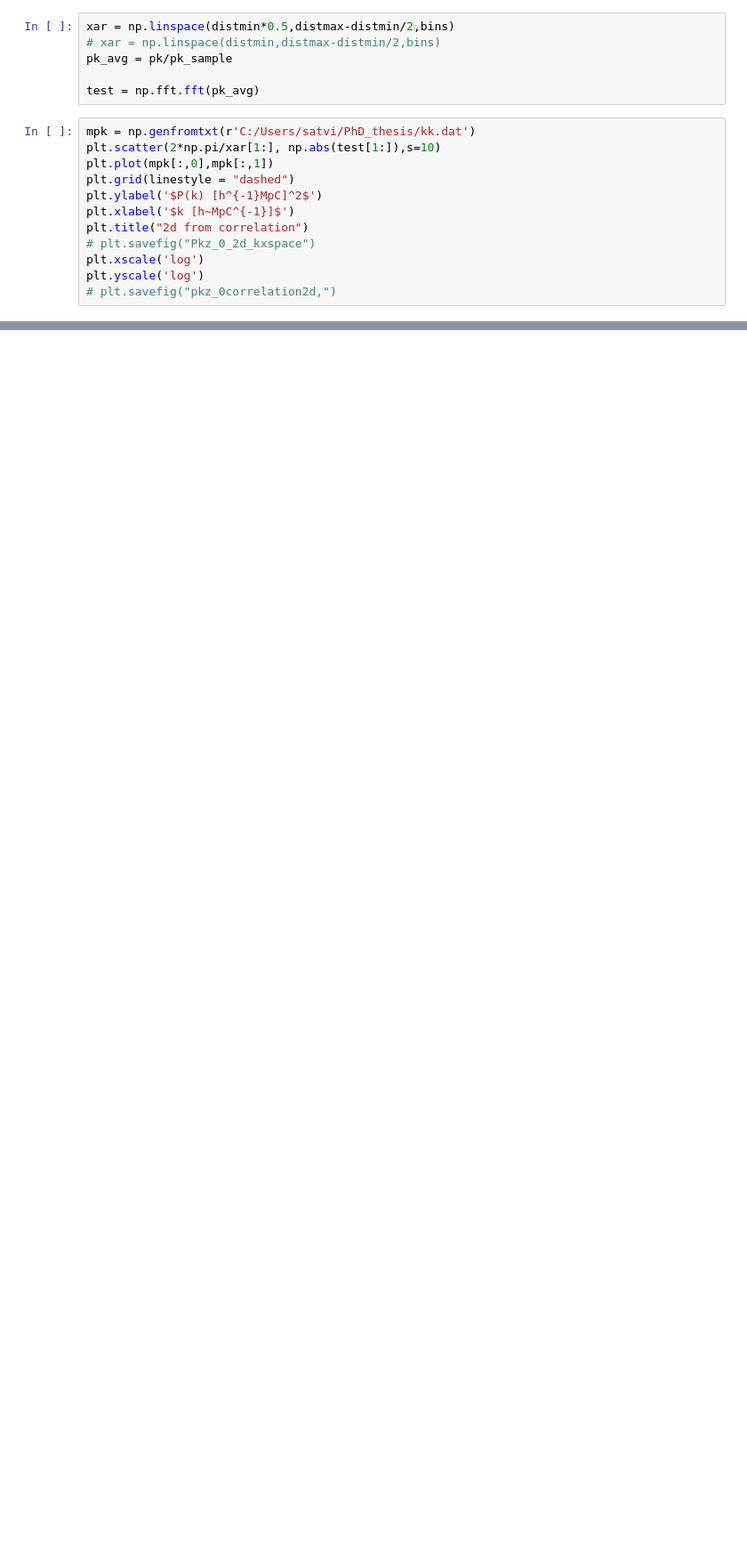
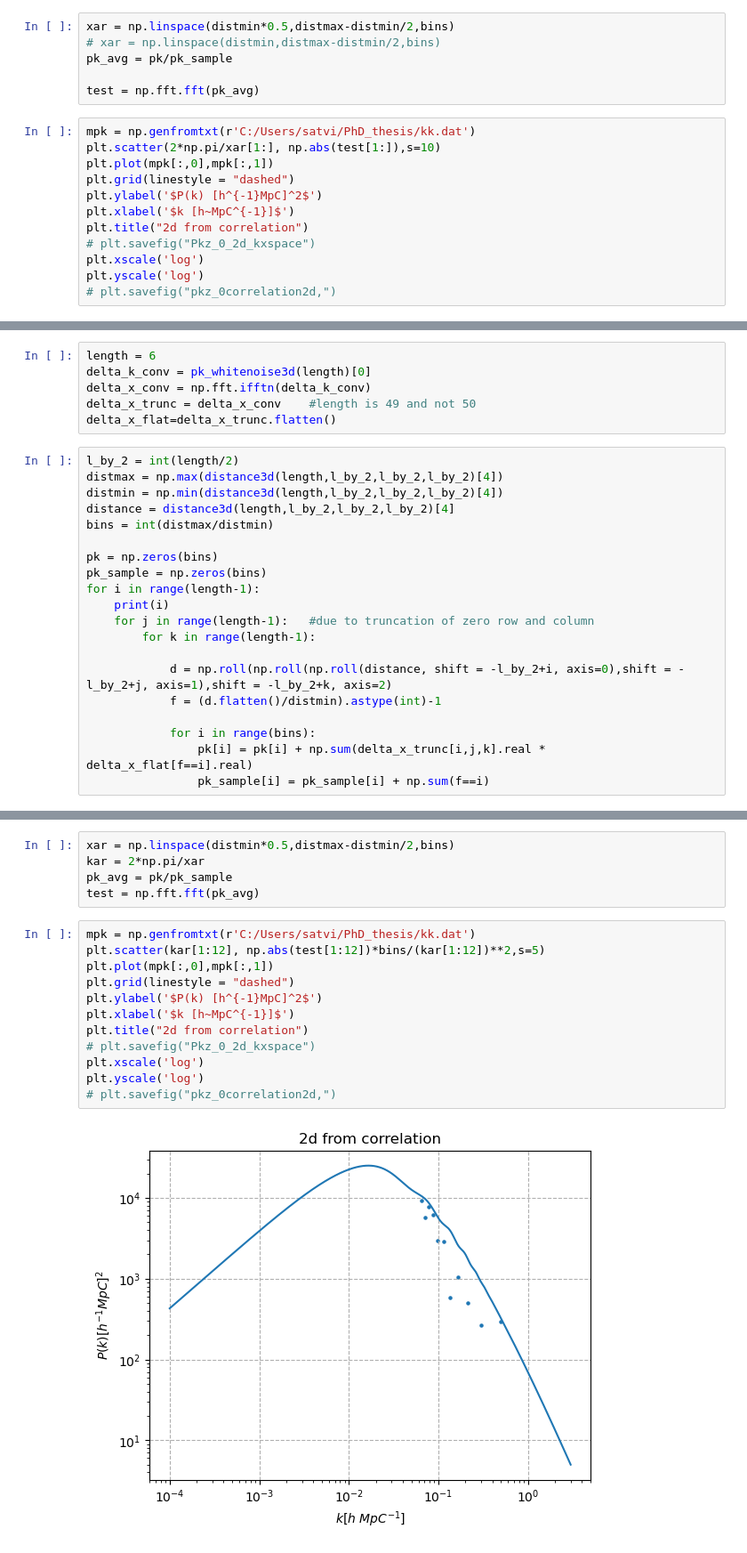
Before and after one commit to satvik-m97/PhD_thesis, a Jupyter notebook: Correlation_calculation.ipynb, the cells around one changed output, grey strips where cells are left out. Shown at 89% size. Cells and saved outputs as stored; diff of their text form; blank space fills up the shorter version.

Commit message:
trying to speed up the correlation calculation

```diff
--- a/Correlation_calculation.ipynb
+++ b/Correlation_calculation.ipynb
@@ -122,0 +301,26 @@ plt.yscale('log')
+# %%
+length = 6
+delta_k_conv = pk_whitenoise3d(length)[0]
+delta_x_conv = np.fft.ifftn(delta_k_conv)
+delta_x_trunc = delta_x_conv    #length is 49 and not 50
+delta_x_flat=delta_x_trunc.flatten()
+# %%
+l_by_2 = int(length/2)
+distmax = np.max(distance3d(length,l_by_2,l_by_2,l_by_2)[4])
+distmin = np.min(distance3d(length,l_by_2,l_by_2,l_by_2)[4])
+distance = distance3d(length,l_by_2,l_by_2,l_by_2)[4]
+bins = int(distmax/distmin)
+
+pk = np.zeros(bins)
+pk_sample = np.zeros(bins)
+for i in range(length-1):
+    print(i)
+    for j in range(length-1):   #due to truncation of zero row and column
+        for k in range(length-1):
+
+            d = np.roll(np.roll(np.roll(distance, shift = -l_by_2+i, axis=0),shift = -l_by_2+j, axis=1),shift = -l_by_2+k, axis=2)
+            f = (d.flatten()/distmin).astype(int)-1
+
+            for i in range(bins):
+                pk[i] = pk[i] + np.sum(delta_x_trunc[i,j,k].real * delta_x_flat[f==i].real)
+                pk_sample[i] = pk_sample[i] + np.sum(f==i)
@@ -122,0 +336,19 @@ plt.yscale('log')
+# %%
+xar = np.linspace(distmin*0.5,distmax-distmin/2,bins)
+kar = 2*np.pi/xar
+pk_avg = pk/pk_sample
+test = np.fft.fft(pk_avg)
+# %%
+mpk = np.genfromtxt(r'C:/Users/satvi/PhD_thesis/kk.dat')
+plt.scatter(kar[1:12], np.abs(test[1:12])*bins/(kar[1:12])**2,s=5)
+plt.plot(mpk[:,0],mpk[:,1])
+plt.grid(linestyle = "dashed")
+plt.ylabel('$P(k) [h^{-1}MpC]^2$')
+plt.xlabel('$k [h~MpC^{-1}]$')
+plt.title("2d from correlation")
+# plt.savefig("Pkz_0_2d_kxspace")
+plt.xscale('log')
+plt.yscale('log')
+# plt.savefig("pkz_0correlation2d,")
+# %% [output]
+[figure, added]
```
Also changed, not shown: parts of 15 cells of this notebook.
